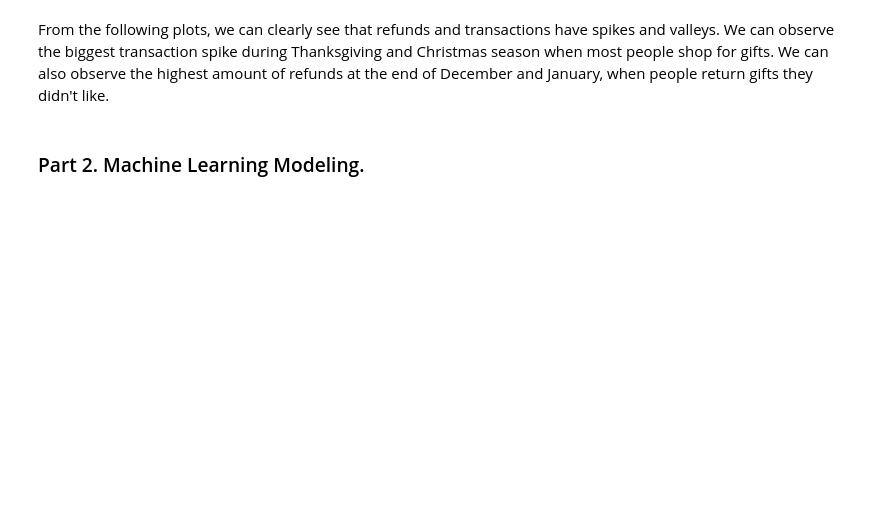
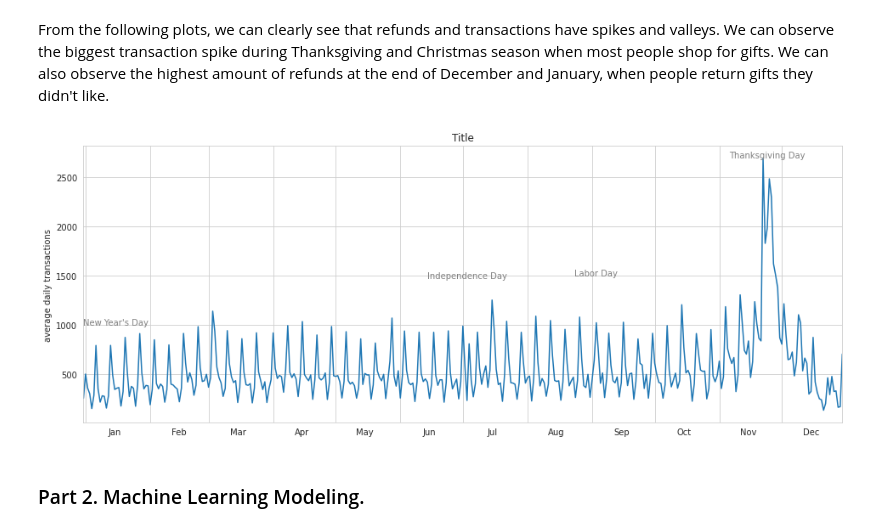
Before and after one commit to evgenia82/loyola-capstone-groupon, a Jupyter notebook: BSDA Capstone-Copy.ipynb, the cells around one changed output. Saved outputs shown, nothing was run; the diff lists cells and outputs as text; code cells hidden in the pictures; blank space fills up the shorter version.

```diff
--- a/BSDA Capstone-Copy.ipynb
+++ b/BSDA Capstone-Copy.ipynb
@@ -290,4 +296,30 @@ plt.show()
 # %% [markdown]
 From the following plots, we can clearly see that refunds and transactions have spikes and valleys. We can observe the biggest transaction spike during Thanksgiving and Christmas season when most people shop for gifts. We can also observe the highest amount of refunds at the end of December and January, when people return gifts they didn't like.
+# %%
+avg_data = subset.groupby(['month','day']).agg({'refunds':np.mean,'capture_bookings':np.mean})
+# avg_by_day = avg_data.pivot_table('refunds',
+#                                  [avg_data.index.month,avg_data.index.day])
+avg_data.index = [datetime(2018,month,day) for (month, day) in avg_data.index]
+# %%
+fig, ax = plt.subplots(figsize=(16,6))
+avg_data['capture_bookings'].plot(ax=ax)
+
+# add lables to the plot
+style = dict(size=10, color='gray')
+ax.text('2018-01-01',1000, "New Year's Day",**style)
+ax.text('2018-7-4',1500, 'Independence Day',ha='center',va='center',**style)
+ax.text('2018-9-4',1500,'Labor Day',ha='center',**style)
+ax.text('2018-11-25',2700,'Thanksgiving Day',ha='center',**style)
+
+ax.set(title='Title', ylabel='average daily transactions')
+
+# formatters' options
+ax.xaxis.set_major_locator(MonthLocator())
+ax.xaxis.set_minor_locator(MonthLocator(bymonthday=15))
+ax.xaxis.set_major_formatter(NullFormatter())
+ax.xaxis.set_minor_formatter(DateFormatter('%b'))
+plt.show()
+# %% [output]
+[figure, added]
 # %% [markdown]
 ### Part 2. Machine Learning Modeling.
```
Also changed, not shown: parts of 3 cells of this notebook, 1 other file.
